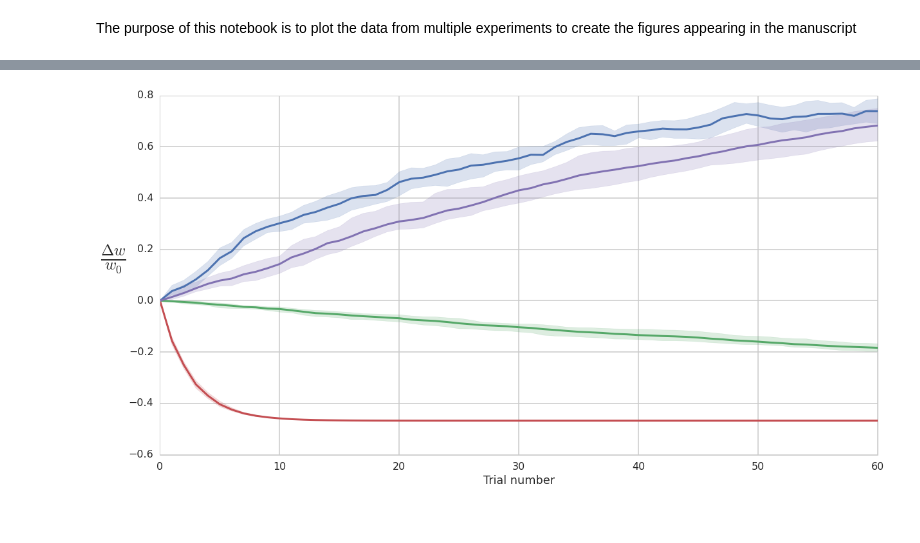
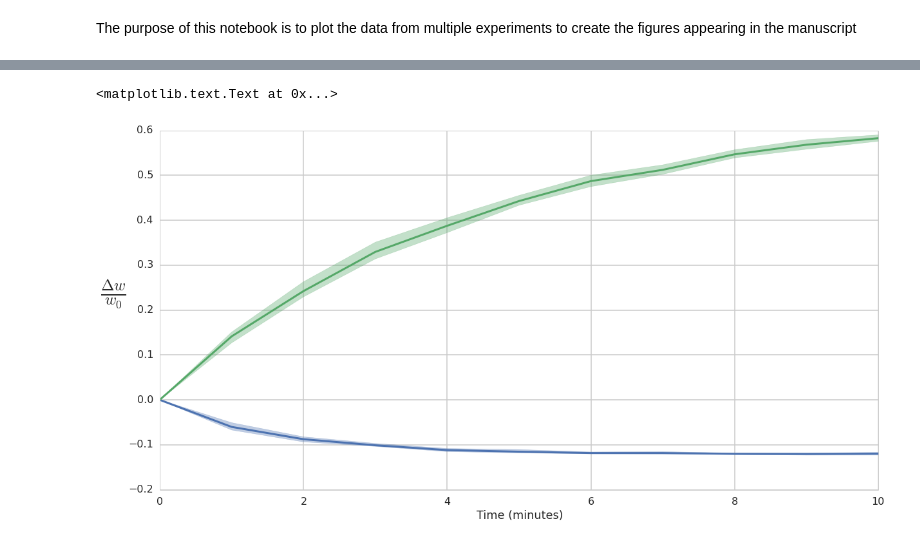
Before and after one commit to blennon/research, a Jupyter notebook: spiking_pf_mli_plasticity/notebooks/create_figures.ipynb, the cells around one changed output, grey strips where cells are left out. Cells and saved outputs as stored; diff of their text form; code cells hidden in the pictures.

```diff
--- a/spiking_pf_mli_plasticity/notebooks/create_figures.ipynb
+++ b/spiking_pf_mli_plasticity/notebooks/create_figures.ipynb
@@ -65,5 +89,0 @@ with open('/home/bill/research/data/pf_mli_learning/experiment_7/12-03-2014_17:0
-# %%
-fig = figure(figsize=(20,10))
-plot_weights_by_trial([exp4_W, exp5_W, exp6_W, exp7_W], 1.,5.,.001)
-# %% [output]
-[figure, removed]
@@ -77,0 +90,13 @@ wt /= w0
+# %%
+with open('/home/bill/research/data/pf_mli_learning/experiment_8/12-09-2014_17:32/W.pkl') as f:
+    exp8_W = cPickle.load(f)
+
+with open('/home/bill/research/data/pf_mli_learning/experiment_9/12-09-2014_17:32/W.pkl') as f:
+    exp9_W = cPickle.load(f)
+
+fig = figure(figsize=(20,10))
+plot_weights_by_trial([exp8_W, exp9_W], 60.,5.,.001)
+xlabel('Time (minutes)')
+# %% [output]
+<matplotlib.text.Text at 0x...>
+[figure, added]
```
Also changed, not shown: parts of 14 cells of this notebook.
